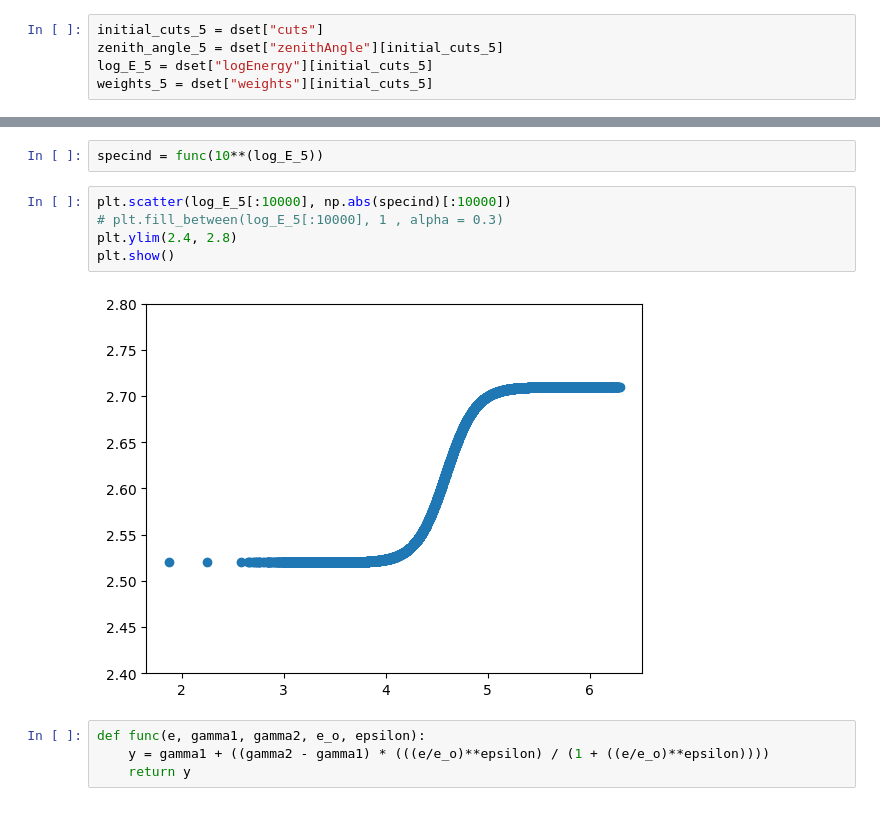
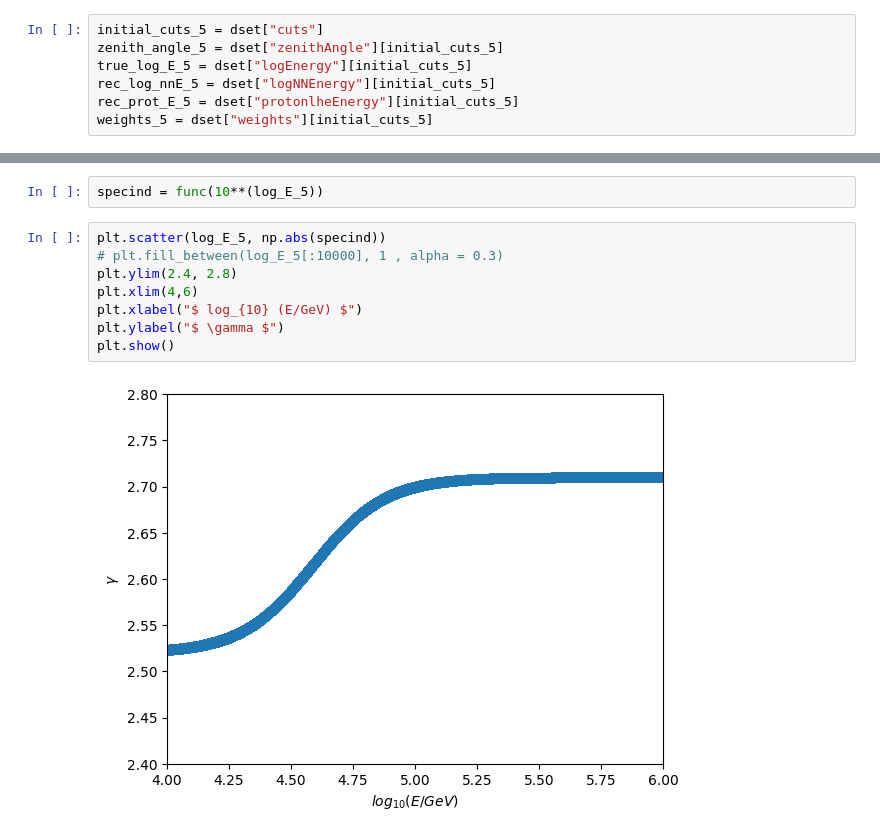
Before and after one commit to riyakore/WIPAC, a Jupyter notebook: Monte_Carlo_Data.ipynb, the cells around one changed output, grey strips where cells are left out. Drawn from its saved outputs; the diff is of its cells as text.

```diff
--- a/Monte_Carlo_Data.ipynb
+++ b/Monte_Carlo_Data.ipynb
@@ -86,5 +87,7 @@ with uproot.open(pass5file) as file:
 # %%
 initial_cuts_5 = dset["cuts"]
 zenith_angle_5 = dset["zenithAngle"][initial_cuts_5]
-log_E_5 = dset["logEnergy"][initial_cuts_5]
+true_log_E_5 = dset["logEnergy"][initial_cuts_5]
+rec_log_nnE_5 = dset["logNNEnergy"][initial_cuts_5]
+rec_prot_E_5 = dset["protonlheEnergy"][initial_cuts_5]
 weights_5 = dset["weights"][initial_cuts_5]
@@ -379,13 +496,12 @@ def func(E):
 # %%
 specind = func(10**(log_E_5))
 # %%
-plt.scatter(log_E_5[:10000], np.abs(specind)[:10000])
+plt.scatter(log_E_5, np.abs(specind))
 # plt.fill_between(log_E_5[:10000], 1 , alpha = 0.3)
 plt.ylim(2.4, 2.8)
+plt.xlim(4,6)
+plt.xlabel("$ log_{10} (E/GeV) $")
+plt.ylabel("$ \gamma $")
 plt.show()
 # %% [output]
-[figure, old version]
+[figure, new version]
-# %%
-def func(e, gamma1, gamma2, e_o, epsilon):
-    y = gamma1 + ((gamma2 - gamma1) * (((e/e_o)**epsilon) / (1 + ((e/e_o)**epsilon))))
-    return y
```
Also changed, not shown: parts of 36 cells of this notebook.
